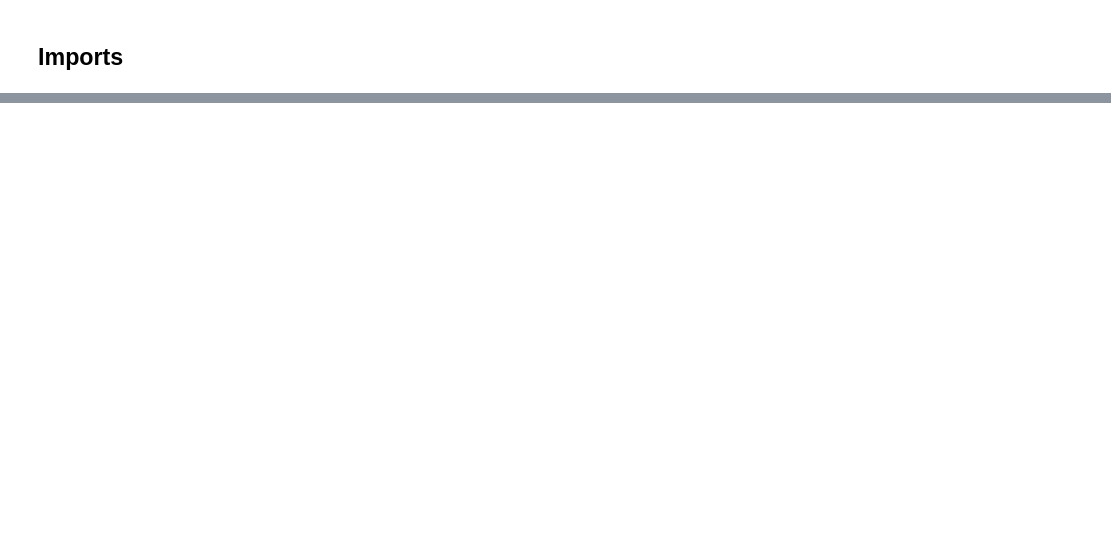
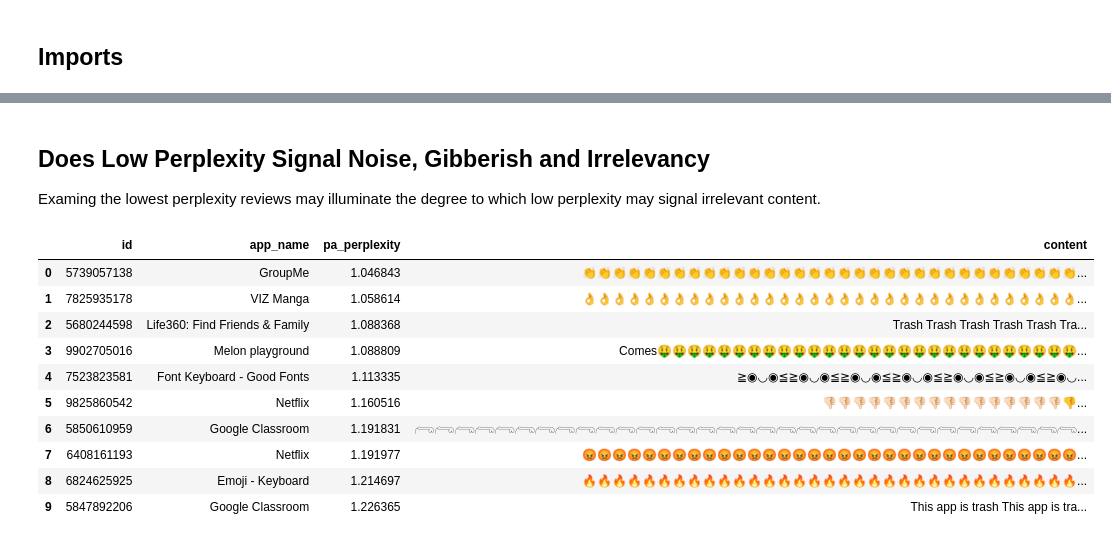
Before and after one commit to variancexplained/genai-lab-slm, a Jupyter notebook: notebooks/content/01_dataprep/03_perplexity.ipynb, the cells around one changed output, grey strips where cells are left out. Saved outputs shown, nothing was run; the diff lists cells and outputs as text; code cells hidden in the pictures; blank space fills up the shorter version.

```diff
--- a/notebooks/content/01_dataprep/03_perplexity.ipynb
+++ b/notebooks/content/01_dataprep/03_perplexity.ipynb
@@ -248,0 +237,10 @@ In the next section, we detect anomalies in the text that *might* introduce *har
+# %%
+# Obtain the configuration
+reader = FlowConfigReader()
+stage_config = reader.get_stage_config(
+    phase=PhaseDef.DATAPREP, stage=StageDef.PERPLEXITY
+)
+
+# Build and run Data Sentiment Analysis Stage
+stage = PerplexityAnalysisStage.build(stage_config=stage_config, force=FORCE)
+dataset = stage.run()
@@ -248,0 +266,5 @@ In the next section, we detect anomalies in the text that *might* introduce *har
+# %%
+analyzer = PerplexityAnalyzer(df=dataset.content)
+analyzer.sample(
+    n=5, random_state=8, cols=["id", "app_name", "content", "pa_perplexity"]
+)
@@ -248,0 +288,22 @@ In the next section, we detect anomalies in the text that *might* introduce *har
+# %% [markdown]
+## Does Low Perplexity Signal Noise, Gibberish and Irrelevancy
+Examing the lowest perplexity reviews may illuminate the degree to which low perplexity may signal irrelevant content.
+# %%
+analyzer.select(
+    n=10,
+    sort_by="pa_perplexity",
+    ascending=True,
+    cols=["id", "app_name", "pa_perplexity", "content"],
+)
+# %% [output]
+|  | id | app_name | pa_perplexity | content |
+| 0 | 5739057138 | GroupMe | 1.046843 | 👏👏👏👏👏👏👏👏👏👏👏👏👏👏👏👏👏👏👏👏👏👏👏👏👏👏👏👏👏👏👏👏👏... |
+| 1 | 7825935178 | VIZ Manga | 1.058614 | 👌👌👌👌👌👌👌👌👌👌👌👌👌👌👌👌👌👌👌👌👌👌👌👌👌👌👌👌👌👌👌👌👌... |
+| 2 | 5680244598 | Life360: Find Friends & Family | 1.088368 | Trash Trash Trash Trash Trash Tra... |
+| 3 | 9902705016 | Melon playground | 1.088809 | Comes🤑🤑🤑🤑🤑🤑🤑🤑🤑🤑🤑🤑🤑🤑🤑🤑🤑🤑🤑🤑🤑🤑🤑🤑🤑🤑🤑🤑... |
+| 4 | 7523823581 | Font Keyboard - Good Fonts | 1.113335 | ≧◉◡◉≦≧◉◡◉≦≧◉◡◉≦≧◉◡◉≦≧◉◡◉≦≧◉◡◉≦≧◉◡... |
+| 5 | 9825860542 | Netflix | 1.160516 | 👎🏻👎🏻👎🏻👎🏻👎🏻👎🏻👎🏻👎🏻👎🏻👎🏻👎🏻👎🏻👎🏻👎🏻👎🏻👎🏻👎... |
+| 6 | 5850610959 | Google Classroom | 1.191831 | 𓂺𓂺𓂺𓂺𓂺𓂺𓂺𓂺𓂺𓂺𓂺𓂺𓂺𓂺𓂺𓂺𓂺𓂺𓂺𓂺𓂺𓂺𓂺𓂺𓂺𓂺𓂺𓂺𓂺𓂺𓂺𓂺𓂺... |
+| 7 | 6408161193 | Netflix | 1.191977 | 😡😡😡😡😡😡😡😡😡😡😡😡😡😡😡😡😡😡😡😡😡😡😡😡😡😡😡😡😡😡😡😡😡... |
+| 8 | 6824625925 | Emoji - Keyboard | 1.214697 | 🔥🔥🔥🔥🔥🔥🔥🔥🔥🔥🔥🔥🔥🔥🔥🔥🔥🔥🔥🔥🔥🔥🔥🔥🔥🔥🔥🔥🔥🔥🔥🔥🔥... |
+| 9 | 5847892206 | Google Classroom | 1.226365 | This app is trash This app is tra... |
```
Also changed, not shown: parts of 41 cells of this notebook, 42 other files.
